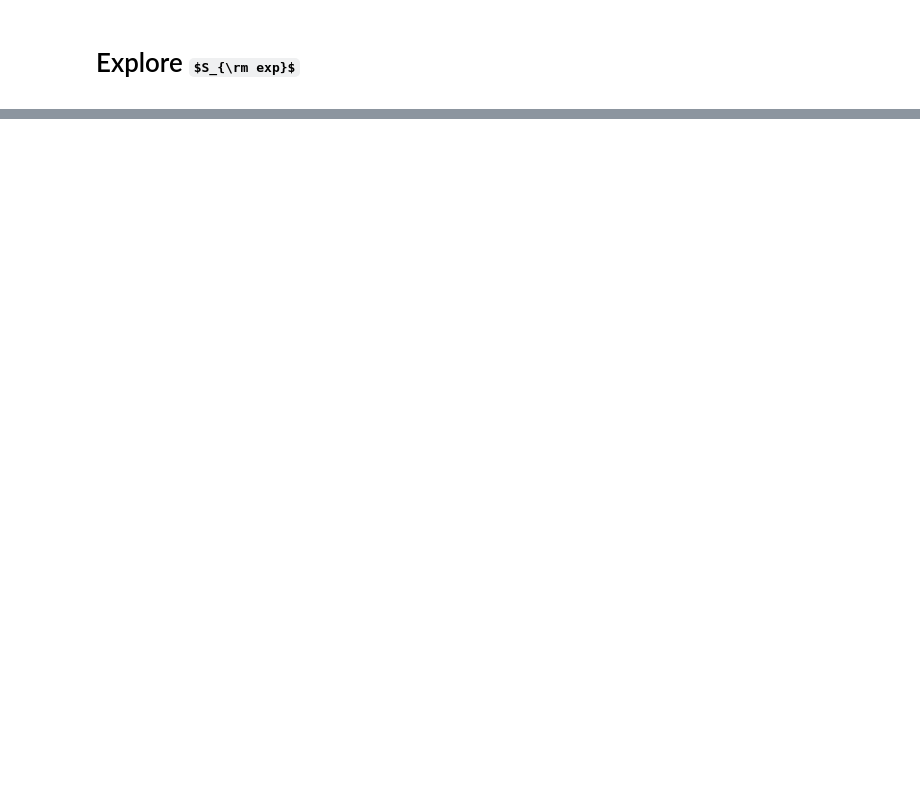
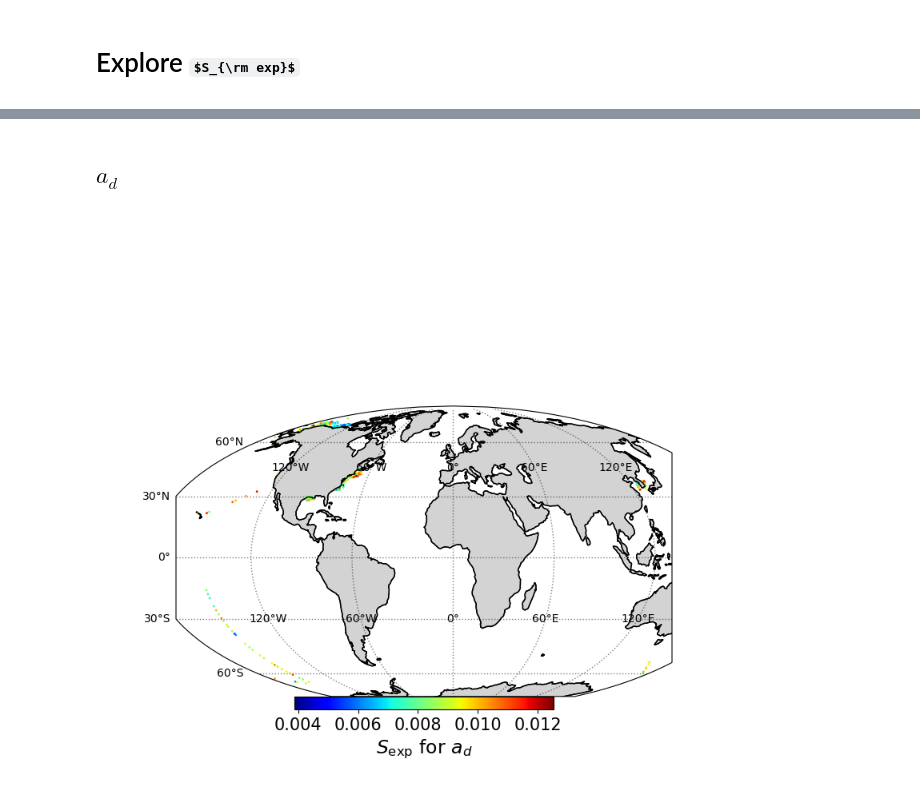
Before and after one commit to ocean-colour/bing, a Jupyter notebook: nb/Priors/Sexp/Explore_Sexp.ipynb, the cells around one changed output, grey strips where cells are left out. Cells and saved outputs as stored; diff of their text form; code cells hidden in the pictures; some formulas as TeX source; blank space fills up the shorter version.

```diff
--- a/nb/Priors/Sexp/Explore_Sexp.ipynb
+++ b/nb/Priors/Sexp/Explore_Sexp.ipynb
@@ -119,0 +26,3 @@ plt.show()
+# %%
+tformM = ccrs.Mollweide()
+tformP = ccrs.PlateCarree()
@@ -119,0 +31,3 @@ plt.show()
+# %%
+ag_dict, ad_dict = adg.load_kehrli2024()
+ag_dict.keys()
@@ -119,0 +46,3 @@ plt.show()
+# %%
+reload(bing_adg)
+ag_fits, ad_fits, adg_fits, adg_idx, ag, ad = bing_adg.fit_exp_to_adg()
@@ -119,0 +107,57 @@ plt.show()
+# %% [markdown]
+## $a_d$
+# %%
+
+# Start the figure
+fig = plt.figure(figsize=(8,7))
+plt.clf()
+ax = plt.subplot(projection=tformM)
+
+cmap = 'jet'
+img = plt.scatter(x=ad_dict['lon'],
+        y=ad_dict['lat'],
+                  c=ad_fits[:,1],
+                  cmap=cmap,
+                #vmin=-2.,
+                #vmax=0.,
+            s=1,
+            transform=tformP)#, label=f'Line {line}')
+
+# Coast lines
+ax.coastlines(zorder=10)
+ax.add_feature(cartopy.feature.LAND,
+            facecolor='lightgray', edgecolor='black')
+        #ax.set_global()
+
+gl = ax.gridlines(crs=ccrs.PlateCarree(), linewidth=1,
+    color='black', alpha=0.5, linestyle=':', draw_labels=True)
+gl.xlabels_top = False
+gl.ylabels_left = True
+gl.ylabels_right=False
+gl.xlines = True
+gl.xformatter = LONGITUDE_FORMATTER
+gl.yformatter = LATITUDE_FORMATTER
+gl.xlabel_style = {'color': 'black'}# 'weight': 'bold'}
+gl.ylabel_style = {'color': 'black'}# 'weight': 'bold'}
+
+# Define cities
+cities = [
+    ('Los Angeles', -118.2437, 34.0522),
+    ('San Francisco', -122.4194, 37.7749),
+    ('Santa Barbara', -119.6982, 34.4208),
+    ('San Diego', -117.1611, 32.7157),
+    ('Santa Cruz', -122.0308, 36.9741),
+    #('Sacramento', -121.4944, 38.5816)
+]
+
+cbaxes = plt.colorbar(img, pad=0., fraction=0.030, orientation='horizontal') #location='left')
+cbaxes.set_label(r'$S_{\rm exp}$ for $a_d$', fontsize=17.)
+cbaxes.ax.tick_params(labelsize=15)
+
+# Label the axes
+ax.set_xlabel('Longitude')
+ax.set_ylabel('Latitude')
+
+plt.show()
+# %% [output]
+[figure, added]
```
Also changed, not shown: parts of 33 cells of this notebook, 4 other files.
